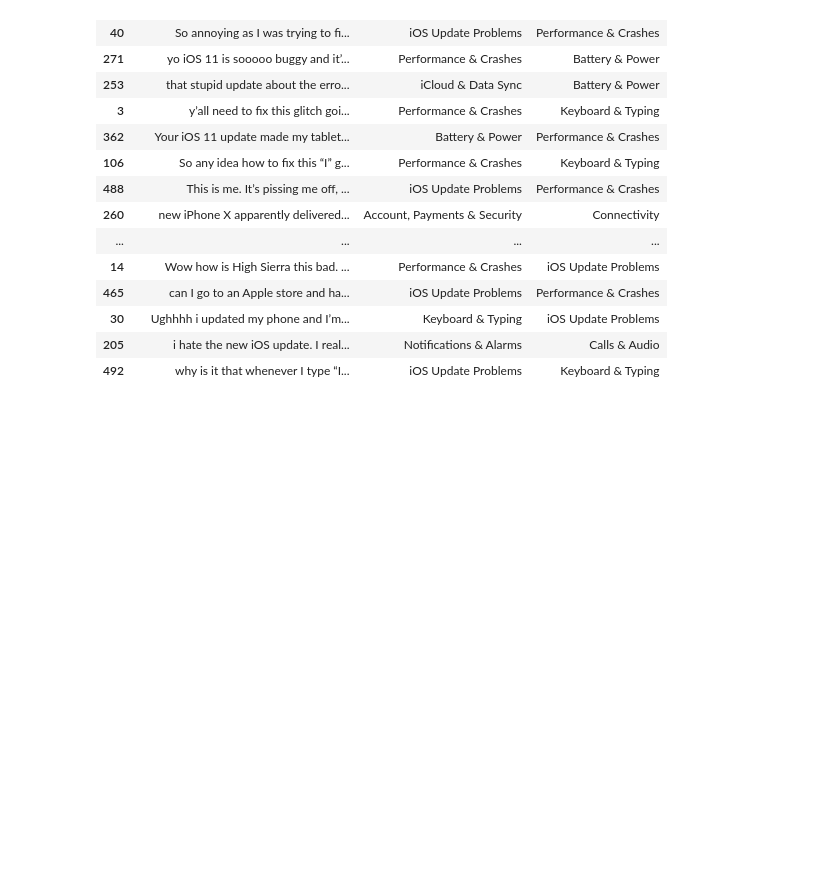
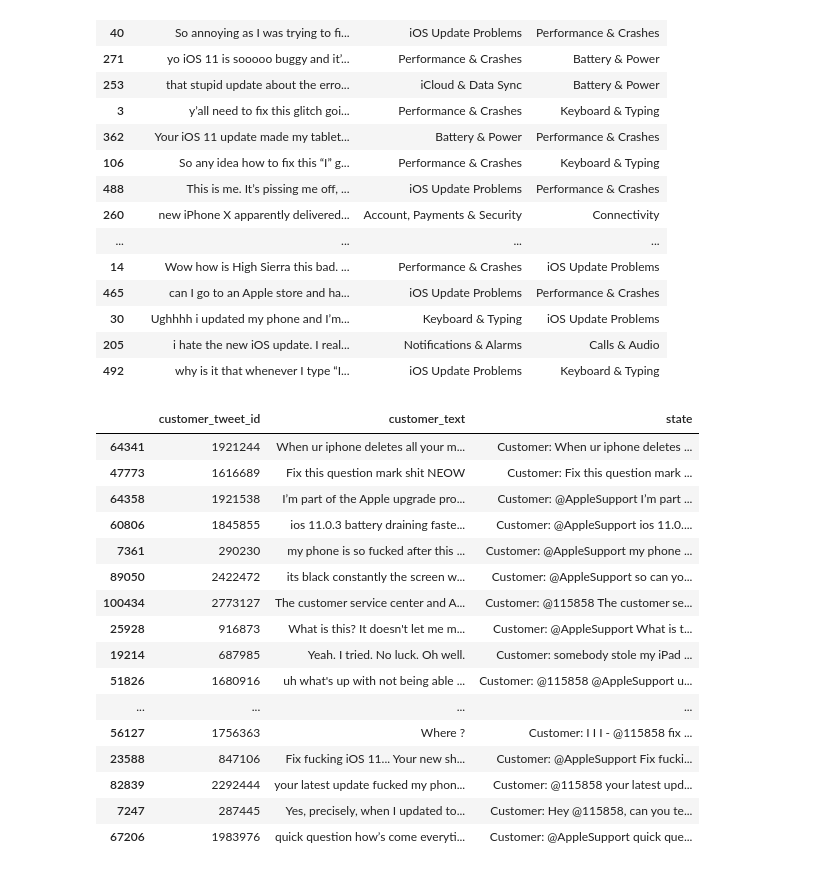
Before and after one commit to fyzanfr/tweets, a Jupyter notebook: notebooks/preprocessing.ipynb, the cells around one changed output. Drawn from its saved outputs; the diff is of its cells as text; code cells hidden in the pictures; blank space fills up the shorter version.

```diff
--- a/notebooks/preprocessing.ipynb
+++ b/notebooks/preprocessing.ipynb
@@ -897,3 +860,46 @@ Errors: 33 / 64
 | 30 | Ughhhh i updated my phone and I’m... | Keyboard & Typing | iOS Update Problems |
 | 205 | i hate the new iOS update. I real... | Notifications & Alarms | Calls & Audio |
 | 492 | why is it that whenever I type “I... | iOS Update Problems | Keyboard & Typing |
+# %%
+tweet_lookup = data.set_index("tweet_id").to_dict("index")
+
+def get_conversation(tweet_id, max_messages=6):
+    chain = trace_back(tweet_id, max_depth=50)
+
+    messages = []
+    for tid in chain:
+        row = tweet_lookup.get(tid)
+        if row is None:
+            continue
+
+        role = "Customer" if row["inbound"] else "AppleSupport"
+
+        messages.append(
+            f"{role}: {row['text']}"
+        )
+
+    return "\n".join(messages[-max_messages:])
+# %%
+test_20 = pairs.sample(20, random_state=123).copy()
+test_20["state"] = test_20["customer_tweet_id"].apply(
+    get_conversation
+)
+display(test_20[["customer_tweet_id", "customer_text", "state"]].head(20))
+# %% [output]
+|  | customer_tweet_id | customer_text | state |
+| 64341 | 1921244 | When ur iphone deletes all your m... | Customer: When ur iphone deletes ... |
+| 47773 | 1616689 | Fix this question mark shit NEOW | Customer: Fix this question mark ... |
+| 64358 | 1921538 | I’m part of the Apple upgrade pro... | Customer: @AppleSupport I’m part ... |
+| 60806 | 1845855 | ios 11.0.3 battery draining faste... | Customer: @AppleSupport ios 11.0.... |
+| 7361 | 290230 | my phone is so fucked after this ... | Customer: @AppleSupport my phone ... |
+| 89050 | 2422472 | its black constantly the screen w... | Customer: @AppleSupport so can yo... |
+| 100434 | 2773127 | The customer service center and A... | Customer: @115858 The customer se... |
+| 25928 | 916873 | What is this? It doesn't let me m... | Customer: @AppleSupport What is t... |
+| 19214 | 687985 | Yeah. I tried. No luck. Oh well. | Customer: somebody stole my iPad ... |
+| 51826 | 1680916 | uh what's up with not being able ... | Customer: @115858 @AppleSupport u... |
+| ... | ... | ... | ... |
+| 56127 | 1756363 | Where ? | Customer: I️ I️ I️ - @115858 fix ... |
+| 23588 | 847106 | Fix fucking iOS 11... Your new sh... | Customer: @AppleSupport Fix fucki... |
+| 82839 | 2292444 | your latest update fucked my phon... | Customer: @115858 your latest upd... |
+| 7247 | 287445 | Yes, precisely, when I updated to... | Customer: Hey @115858, can you te... |
+| 67206 | 1983976 | quick question how’s come everyti... | Customer: @AppleSupport quick que... |
```
Also changed, not shown: parts of 15 cells of this notebook, 2 other files.
